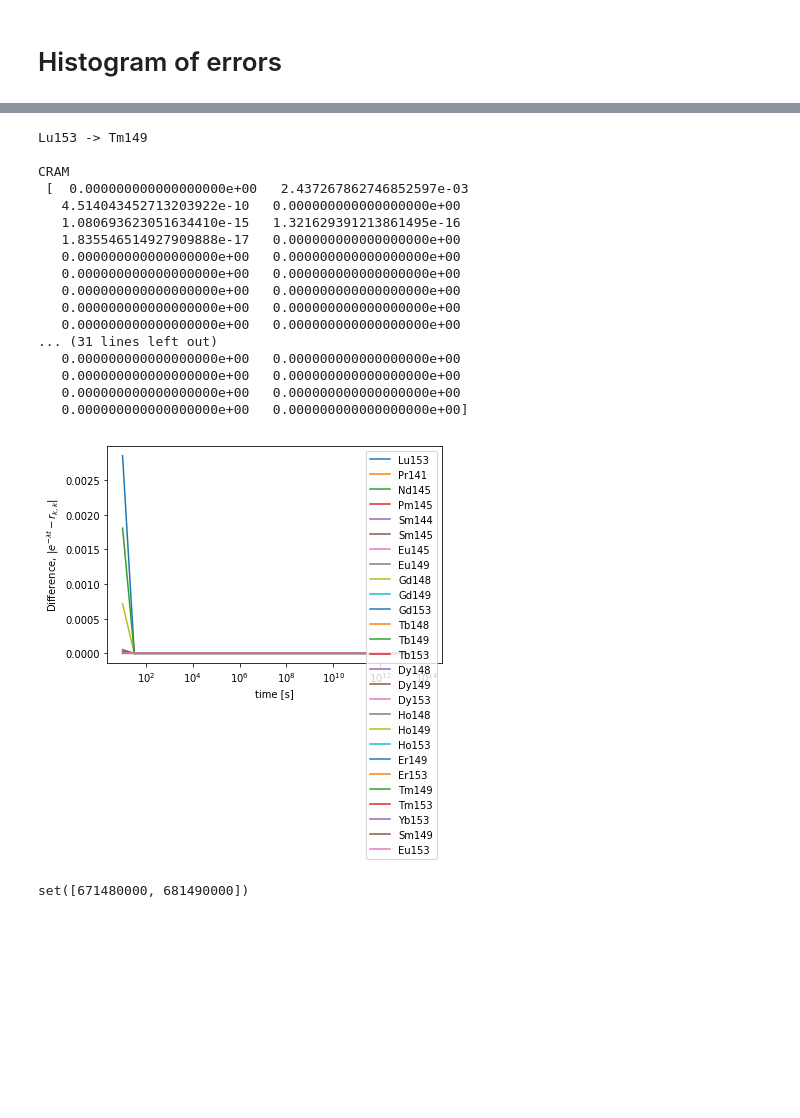
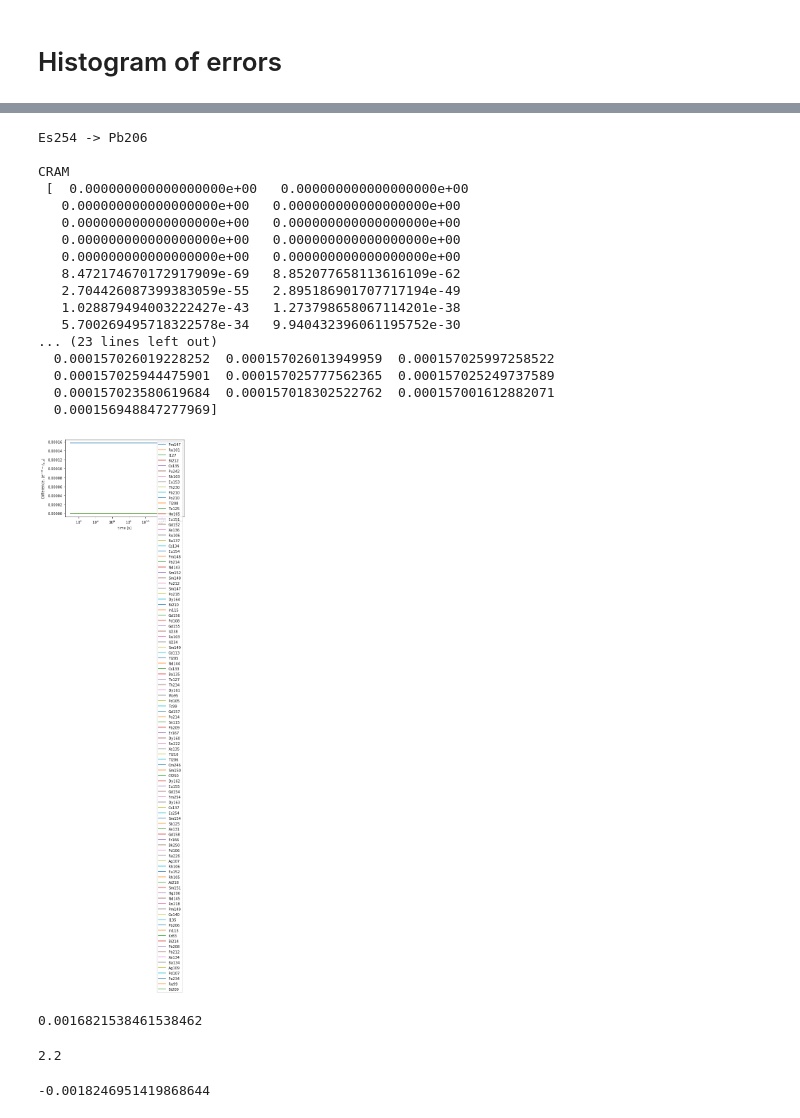
Before and after one commit to ergs/transmutagen-paper, a Jupyter notebook: decay_analysis.ipynb, the cells around one changed output, grey strips where cells are left out. Drawn from its saved outputs; the diff is of its cells as text; code cells hidden in the pictures; blank space fills up the shorter version.

```diff
--- a/decay_analysis.ipynb
+++ b/decay_analysis.ipynb
@@ -8,9 +8,13 @@ import tables as tb
 # %%
 %%time
 nucs = cram.NUCS
-n = 22
+n = 32
 nucs = cram.NUCS[100*n:100*(n+1)]
 #nucs = cram.NUCS[:100*(n+1)]
-nucs = ['Lu153', 'Tm149']
+# degenerate cases
+#nucs = ['Lu153', 'Tm149', 'Pt183', 'Os179', 'Ir172', 'Re168']
+#nucs = ['Ir172']
+# run custom
+#nucs = ['Ra233', 'Ac225']
 batemans, crammeds, diagexps = run_nuclides(nucs=nucs, verbose=True)
 # %% [output]
@@ -141,31 +150,27 @@ Text(0,0.5,'Count')
 # %%
-nuc = 'Lu153'
-ouc = 'Tm149'
+nuc = 'Es254'
+ouc = 'Pb206'
 print(nuc + ' -> ' + ouc + '\n')
 print('CRAM\n', crammeds[nuc][ouc])
 print('Bateman\n', batemans[nuc][ouc])
 print('Diff\n', batemans[nuc][ouc] - crammeds[nuc][ouc])
 bateman_diff_plot(nuc, batemans=batemans, crammeds=crammeds)
 # %% [output]
-Lu153 -> Tm149
+Es254 -> Pb206
 
 CRAM
- [  0.000000000000000000e+00   2.437267862746852597e-03
-   4.514043452713203922e-10   0.000000000000000000e+00
-   1.080693623051634410e-15   1.321629391213861495e-16
-   1.835546514927909888e-17   0.000000000000000000e+00
+ [  0.000000000000000000e+00   0.000000000000000000e+00
    0.000000000000000000e+00   0.000000000000000000e+00
    0.000000000000000000e+00   0.000000000000000000e+00
    0.000000000000000000e+00   0.000000000000000000e+00
    0.000000000000000000e+00   0.000000000000000000e+00
-   0.000000000000000000e+00   0.000000000000000000e+00
-... (31 lines left out)
-   0.000000000000000000e+00   0.000000000000000000e+00
-   0.000000000000000000e+00   0.000000000000000000e+00
-   0.000000000000000000e+00   0.000000000000000000e+00
-   0.000000000000000000e+00   0.000000000000000000e+00]
+   8.472174670172917909e-69   8.852077658113616109e-62
+   2.704426087399383059e-55   2.895186901707717194e-49
+   1.028879494003222427e-43   1.273798658067114201e-38
+   5.700269495718322578e-34   9.940432396061195752e-30
+... (23 lines left out)
+  0.000157026019228252  0.000157026013949959  0.000157025997258522
+  0.000157025944475901  0.000157025777562365  0.000157025249737589
+  0.000157023580619684  0.000157018302522762  0.000157001612882071
+  0.000156948847277969]
-[figure, old version]
+[figure, new version]
-# %%
-data.decay_children('Tm149')
-# %% [output]
-set([671480000, 681490000])
@@ -171,0 +180,13 @@ set([671480000, 681490000])
+# %%
+2.13230769230769246e-03 * 0.639 / 0.9**2
+# %% [output]
+0.0016821538461538462
+# %%
+data.half_life('Ho148')
+# %% [output]
+2.2
+# %%
+coef = (0.9 - 2.2)**-1 * np.log(2) * (0.7 *0.002) * 2.2 * 0.9**(3-4)
+coef
+# %% [output]
+-0.0018246951419868644
```
Also changed, not shown: parts of 22 cells of this notebook, 2 other files.
